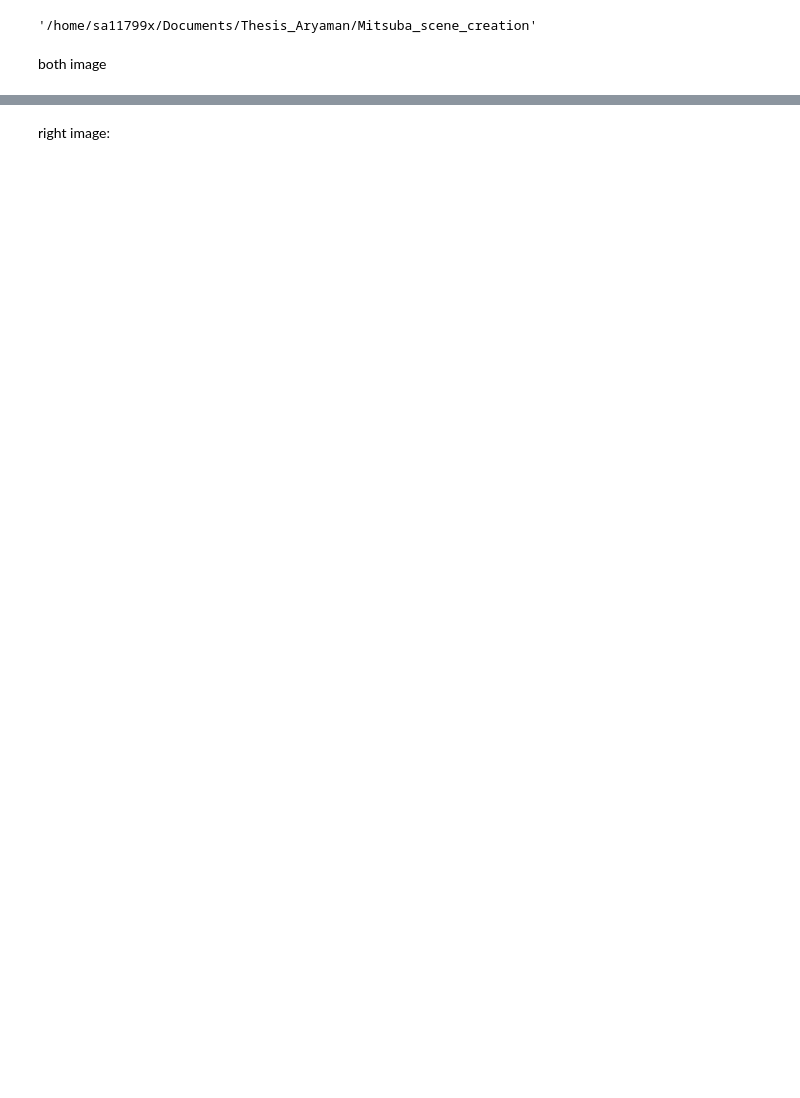
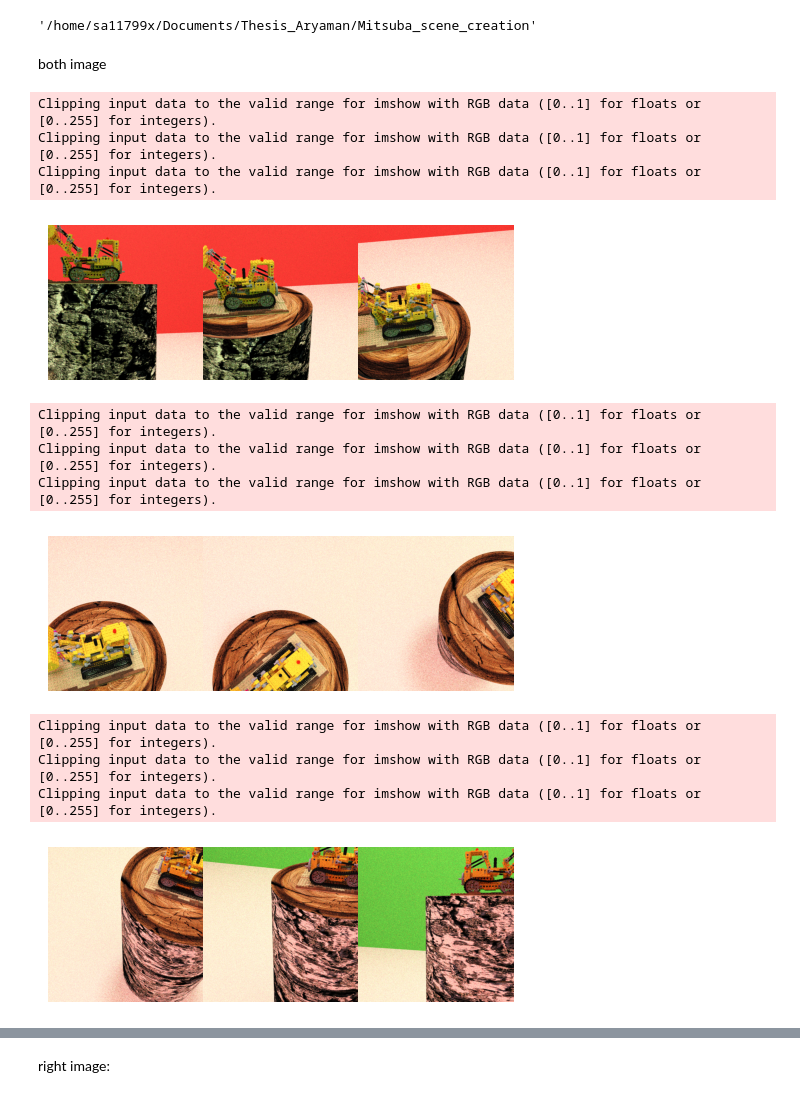
Before and after one commit to AryamanSharma17/ReGauss_data, a Jupyter notebook: mitsubatest.ipynb, the cells around one changed output, grey strips where cells are left out. Cells and saved outputs as stored; diff of their text form; code cells hidden in the pictures; blank space fills up the shorter version.

Commit message:
Centered to origin, testing static cameras

```diff
--- a/mitsubatest.ipynb
+++ b/mitsubatest.ipynb
@@ -150,13 +182,13 @@ def load_sensor(r, theta, phi, pts):
 # %%
 radius = 5
-phis = [22.5*(i+1) for i in range(16)]
-thetas = [22.5*(j+1) for j in range(16)]
-# thetas = [90]
-pts = [[0,-9.4,0]]
+phis = [22.5*(i) for i in range(9)]
+# thetas = [22.5*(j+1) for j in range(8)]
+thetas = [90]
+pts = [[1.2,0.5,1]]
 
 sensors = []
 for pt in pts:
     for phi in phis:
         for theta in thetas:
-            sensors.append(load_sensor(radius,theta,phi, pt))
+            sensors.append(load_sensor_static(radius,theta,phi, pt))
 sensor_count = len(sensors)
@@ -175,3 +195,16 @@ sensor_count = len(sensors)
+# %%
+radius = 5
+phis = [22.5*(i+1) for i in range(9)]
+thetas = [22.5*(j+1) for j in range(8)]
+# thetas = [90]
+pts = [[1.2,0.5,1]]
+
+sensors = []
+for pt in pts:
+    for phi in phis:
+        for theta in thetas:
+            sensors.append(load_sensor_static(org, pts))
+sensor_count = len(sensors)
 # %%
 sensor_count
 # %% [output]
@@ -185,26 +218,39 @@ current_dir
 # %% [markdown]
 both image
 # %%
-scene_both = mi.load_file("Scene_Data/cbox_both.xml")
-images_both = [mi.render(scene_both, spp=1024, sensor=sensor) for sensor in sensors]
+scene_both = mi.load_file("Scene_Data/cbox_lego_both.xml")
+images_both = [mi.render(scene_both, spp=2, sensor=sensor) for sensor in sensors]
 # %%
 num_images = len(images_both)
-batch_size = 64
+batch_size = 3
 num_batches = num_images // batch_size
 
 for batch in range(num_batches):
     start_index = batch * batch_size
     end_index = start_index + batch_size
 
     fig = plt.figure(figsize=(16, 18))
     fig.subplots_adjust(wspace=0, hspace=0)
 
     for i, image_index in enumerate(range(start_index, end_index)):
         ax = fig.add_subplot(8, 8, i + 1)
         ax.imshow(images_both[image_index] ** (1.0 / 2.2))
         plt.axis("off")
 
     plt.show()
+# %% [output]
+Clipping input data to the valid range for imshow with RGB data ([0..1] for floats or [0..255] for integers).
+Clipping input data to the valid range for imshow with RGB data ([0..1] for floats or [0..255] for integers).
+Clipping input data to the valid range for imshow with RGB data ([0..1] for floats or [0..255] for integers).
+[figure, added]
+Clipping input data to the valid range for imshow with RGB data ([0..1] for floats or [0..255] for integers).
+Clipping input data to the valid range for imshow with RGB data ([0..1] for floats or [0..255] for integers).
+Clipping input data to the valid range for imshow with RGB data ([0..1] for floats or [0..255] for integers).
+[figure, added]
+Clipping input data to the valid range for imshow with RGB data ([0..1] for floats or [0..255] for integers).
+Clipping input data to the valid range for imshow with RGB data ([0..1] for floats or [0..255] for integers).
+Clipping input data to the valid range for imshow with RGB data ([0..1] for floats or [0..255] for integers).
+[figure, added]
 # %%
 fig = plt.figure(figsize=(8,8* int(len(sensors) / 4)))
 fig.subplots_adjust(wspace=0, hspace=0)
```
Also changed, not shown: parts of 9 cells of this notebook, 3 other files.
